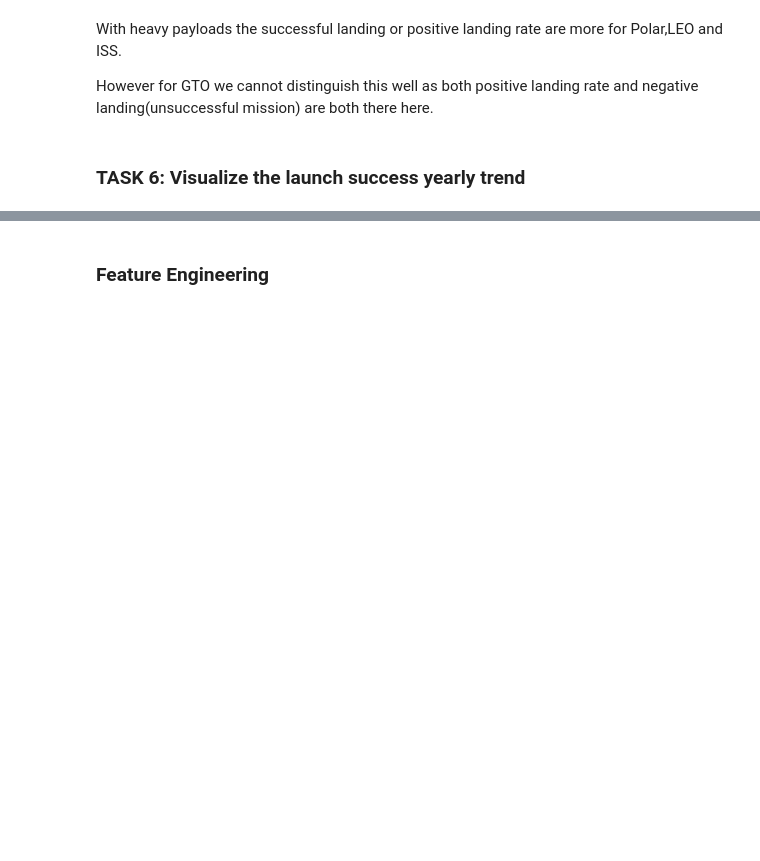
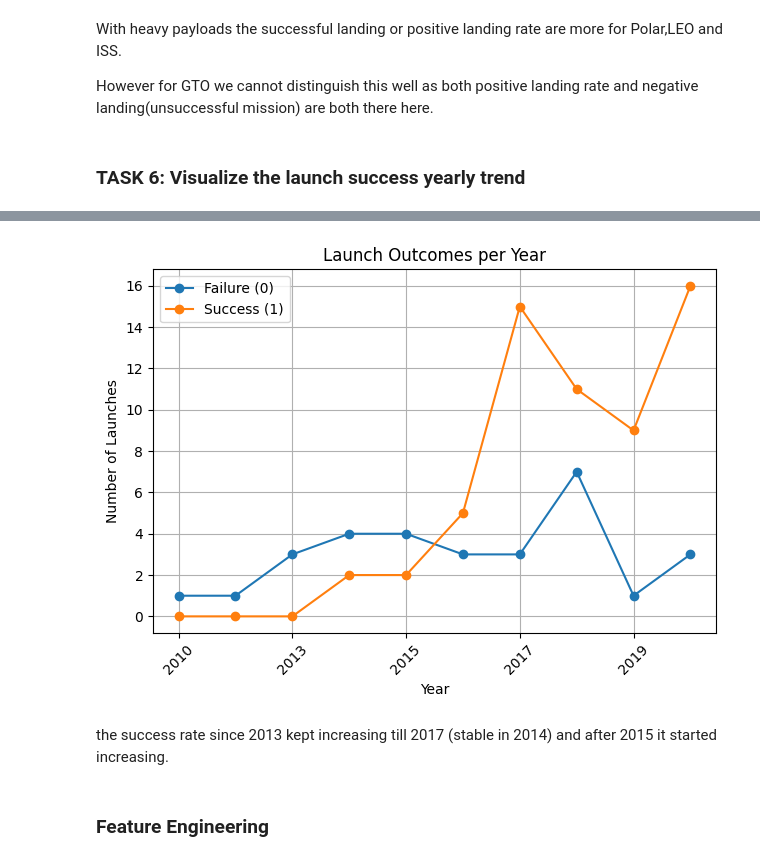
Before and after one commit to devpatel0415/DS0625, a Jupyter notebook: Project Xe-EDA with Visualization.ipynb, the cells around one changed output, grey strips where cells are left out. Cells and saved outputs as stored; diff of their text form; code cells hidden in the pictures; blank space fills up the shorter version.

```diff
--- a/Project Xe-EDA with Visualization.ipynb
+++ b/Project Xe-EDA with Visualization.ipynb
@@ -125,3 +129,23 @@ the success rate since 2013 kept increasing till 2017 (stable in 2014) and after
+# %%
+# lets see both success and failures
+# Group by Year and Class (0 or 1)
+outcome_counts = df.groupby(['Year', 'class']).size().unstack(fill_value=0)
+
+# Plot both
+outcome_counts = outcome_counts.sort_index()
+outcome_counts.plot(kind='line', marker='o')
+plt.title('Launch Outcomes per Year')
+plt.xlabel('Year')
+plt.ylabel('Number of Launches')
+plt.xticks(rotation=45)
+plt.legend(['Failure (0)', 'Success (1)'])
+plt.grid(True)
+plt.tight_layout()
+plt.show()
+# %% [output]
+[figure, added]
+# %% [markdown]
+the success rate since 2013 kept increasing till 2017 (stable in 2014) and after 2015 it started increasing.
 # %% [markdown]
 ### Feature Engineering
 # %%
```
Also changed, not shown: parts of 6 cells of this notebook.
